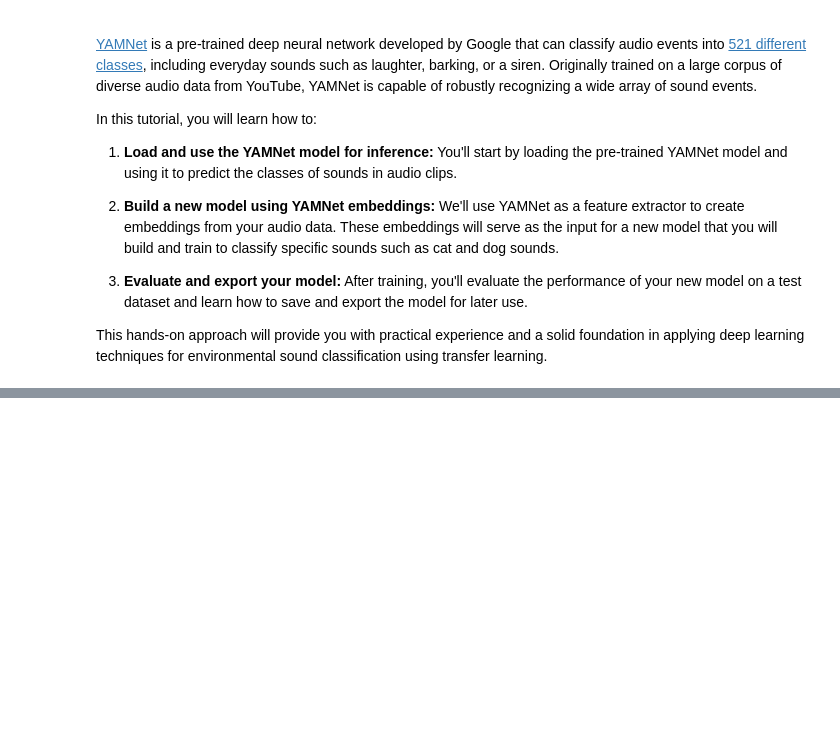
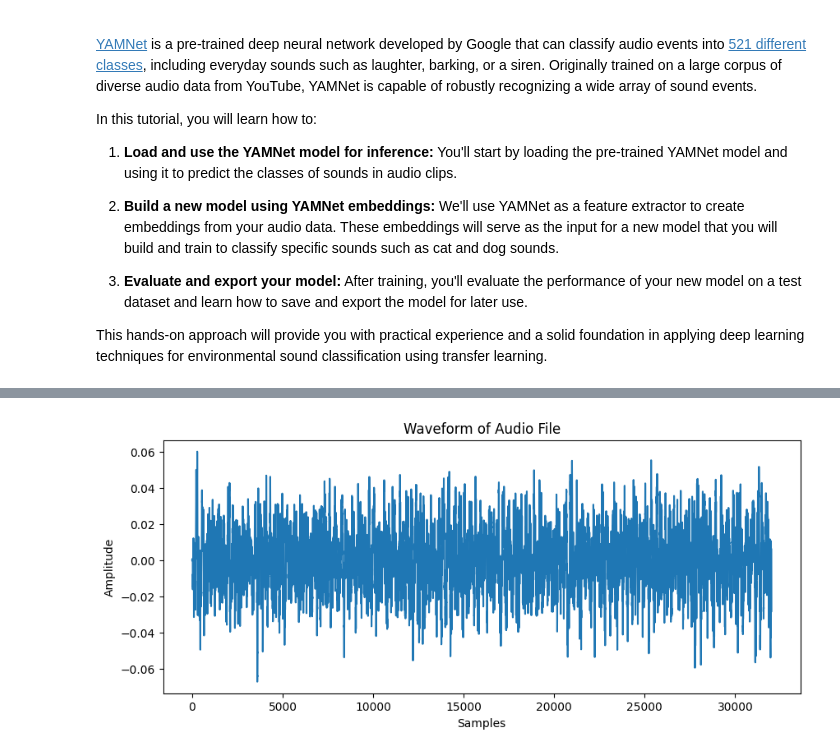
Before and after one commit to Doutrespace/SoundscapeNET, a Jupyter notebook: SoundscapeNET.ipynb, the cells around one changed output, grey strips where cells are left out. Saved outputs shown, nothing was run; the diff lists cells and outputs as text; code cells hidden in the pictures; blank space fills up the shorter version.

```diff
--- a/SoundscapeNET.ipynb
+++ b/SoundscapeNET.ipynb
@@ -16,0 +111,17 @@ This hands-on approach will provide you with practical experience and a solid fo
+# %%
+from google.colab import drive
+drive.mount('/content/drive')
+
+# After mounting, you can access files like this:
+audio_folder = '/content/drive/My Drive/SoundscapesWuerzburg'
+
+# Assuming you have audio files in the specified directory, you can continue with your processing
+import os
+
+audio_files = [os.path.join(audio_folder, f) for f in os.listdir(audio_folder) if f.endswith('.wav')]
+
+# Continue processing each file as needed
+# Example usage with a file named '20240130_063000.WAV' which should be defined earlier in your notebook
+# or use files.upload() to upload a file and set 'testing_wav_file_name' to the uploaded file's path
+testing_wav_file_name = os.path.join(audio_folder, '20240130_063000.WAV')  # Correctly construct the full path
+testing_wav_data = load_wav_16k_mono(testing_wav_file_name)
@@ -16,0 +131,13 @@ This hands-on approach will provide you with practical experience and a solid fo
+# %%
+# Plotting the waveform
+plt.figure(figsize=(10, 4))
+plt.plot(testing_wav_data.numpy())
+plt.title("Waveform of Audio File")
+plt.xlabel("Samples")
+plt.ylabel("Amplitude")
+plt.show()
+
+# Play the audio file
+display(Audio(testing_wav_data, rate=16000))
+# %% [output]
+[figure, added]
```
Also changed, not shown: parts of 34 cells of this notebook.
